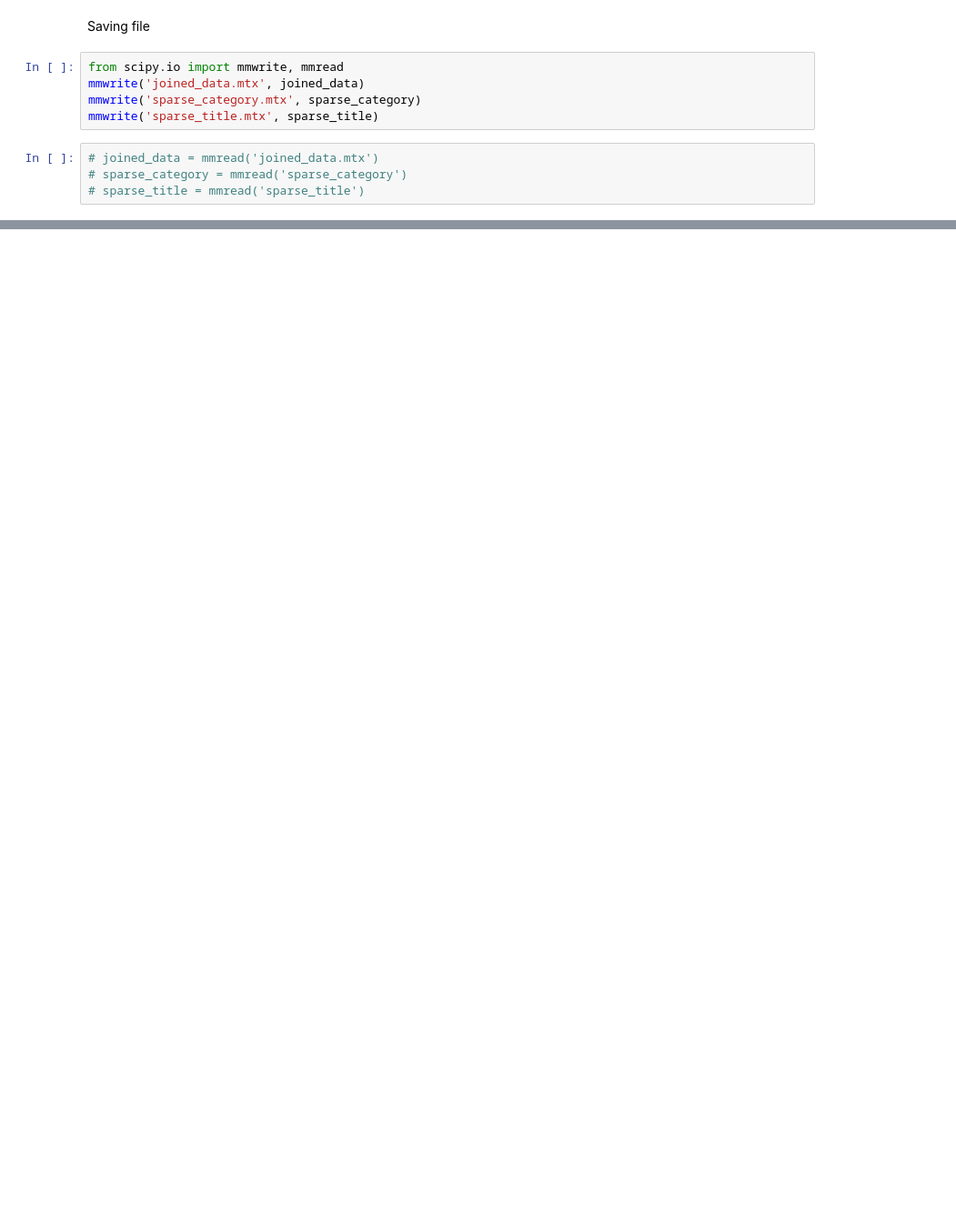
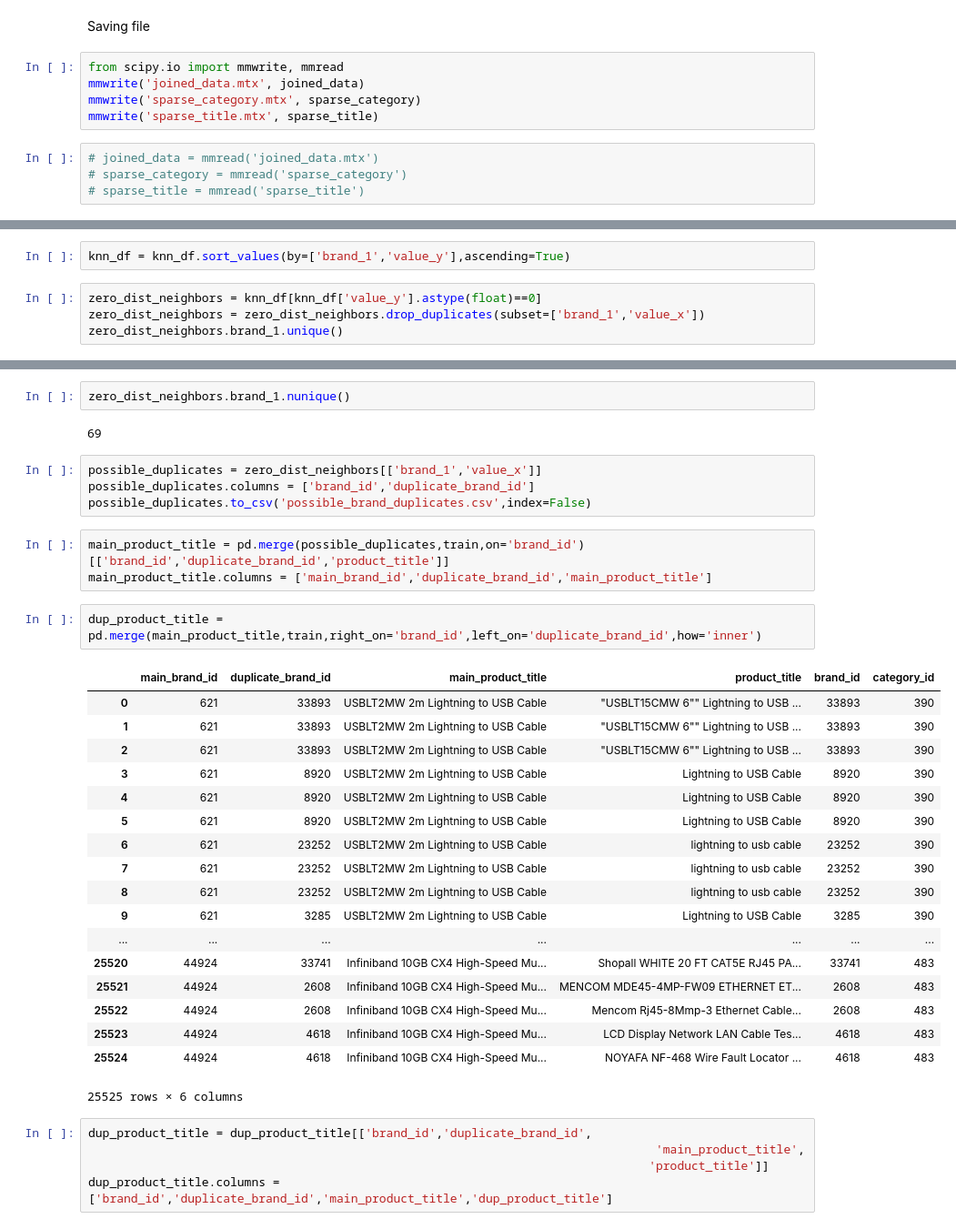
Before and after one commit to vumaasha/datamonster, a Jupyter notebook: notebooks/shanmuga.ipynb, the cells around one changed output, grey strips where cells are left out. Shown: that part at 91% size. Saved outputs shown, nothing was run; the diff lists cells and outputs as text; blank space fills up the shorter version.

Commit message:
duplicate brand changes

```diff
--- a/notebooks/shanmuga.ipynb
+++ b/notebooks/shanmuga.ipynb
@@ -411,0 +219,6 @@ tree = KDTree(cat_brands_pivot.values, leaf_size=2)
+# %%
+knn_df = knn_df.sort_values(by=['brand_1','value_y'],ascending=True)
+# %%
+zero_dist_neighbors = knn_df[knn_df['value_y'].astype(float)==0]
+zero_dist_neighbors = zero_dist_neighbors.drop_duplicates(subset=['brand_1','value_x'])
+zero_dist_neighbors.brand_1.unique()
@@ -411,0 +244,37 @@ tree = KDTree(cat_brands_pivot.values, leaf_size=2)
+# %%
+zero_dist_neighbors.brand_1.nunique()
+# %% [output]
+69
+# %%
+possible_duplicates = zero_dist_neighbors[['brand_1','value_x']]
+possible_duplicates.columns = ['brand_id','duplicate_brand_id']
+possible_duplicates.to_csv('possible_brand_duplicates.csv',index=False)
+# %%
+main_product_title = pd.merge(possible_duplicates,train,on='brand_id')[['brand_id','duplicate_brand_id','product_title']]
+main_product_title.columns = ['main_brand_id','duplicate_brand_id','main_product_title']
+# %%
+dup_product_title = pd.merge(main_product_title,train,right_on='brand_id',left_on='duplicate_brand_id',how='inner')
+# %% [output]
+|  | main_brand_id | duplicate_brand_id | main_product_title | product_title | brand_id | category_id |
+| 0 | 621 | 33893 | USBLT2MW 2m Lightning to USB Cable | "USBLT15CMW 6"" Lightning to USB ... | 33893 | 390 |
+| 1 | 621 | 33893 | USBLT2MW 2m Lightning to USB Cable | "USBLT15CMW 6"" Lightning to USB ... | 33893 | 390 |
+| 2 | 621 | 33893 | USBLT2MW 2m Lightning to USB Cable | "USBLT15CMW 6"" Lightning to USB ... | 33893 | 390 |
+| 3 | 621 | 8920 | USBLT2MW 2m Lightning to USB Cable | Lightning to USB Cable | 8920 | 390 |
+| 4 | 621 | 8920 | USBLT2MW 2m Lightning to USB Cable | Lightning to USB Cable | 8920 | 390 |
+| 5 | 621 | 8920 | USBLT2MW 2m Lightning to USB Cable | Lightning to USB Cable | 8920 | 390 |
+| 6 | 621 | 23252 | USBLT2MW 2m Lightning to USB Cable | lightning to usb cable | 23252 | 390 |
+| 7 | 621 | 23252 | USBLT2MW 2m Lightning to USB Cable | lightning to usb cable | 23252 | 390 |
+| 8 | 621 | 23252 | USBLT2MW 2m Lightning to USB Cable | lightning to usb cable | 23252 | 390 |
+| 9 | 621 | 3285 | USBLT2MW 2m Lightning to USB Cable | Lightning to USB Cable | 3285 | 390 |
+| ... | ... | ... | ... | ... | ... | ... |
+| 25520 | 44924 | 33741 | Infiniband 10GB CX4 High-Speed Mu... | Shopall WHITE 20 FT CAT5E RJ45 PA... | 33741 | 483 |
+| 25521 | 44924 | 2608 | Infiniband 10GB CX4 High-Speed Mu... | MENCOM MDE45-4MP-FW09 ETHERNET ET... | 2608 | 483 |
+| 25522 | 44924 | 2608 | Infiniband 10GB CX4 High-Speed Mu... | Mencom Rj45-8Mmp-3 Ethernet Cable... | 2608 | 483 |
+| 25523 | 44924 | 4618 | Infiniband 10GB CX4 High-Speed Mu... | LCD Display Network LAN Cable Tes... | 4618 | 483 |
+| 25524 | 44924 | 4618 | Infiniband 10GB CX4 High-Speed Mu... | NOYAFA NF-468 Wire Fault Locator ... | 4618 | 483 |
+25525 rows × 6 columns
+# %%
+dup_product_title = dup_product_title[['brand_id','duplicate_brand_id',
+                                                                                'main_product_title',
+                                                                               'product_title']]
+dup_product_title.columns = ['brand_id','duplicate_brand_id','main_product_title','dup_product_title']
```
Also changed, not shown: parts of 72 cells of this notebook.
